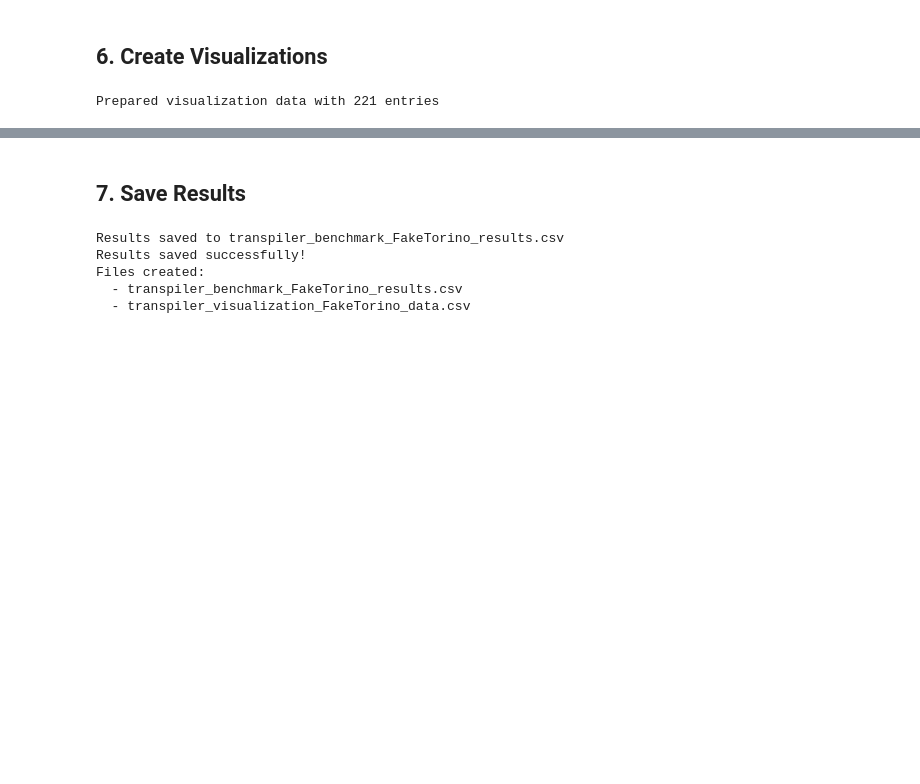
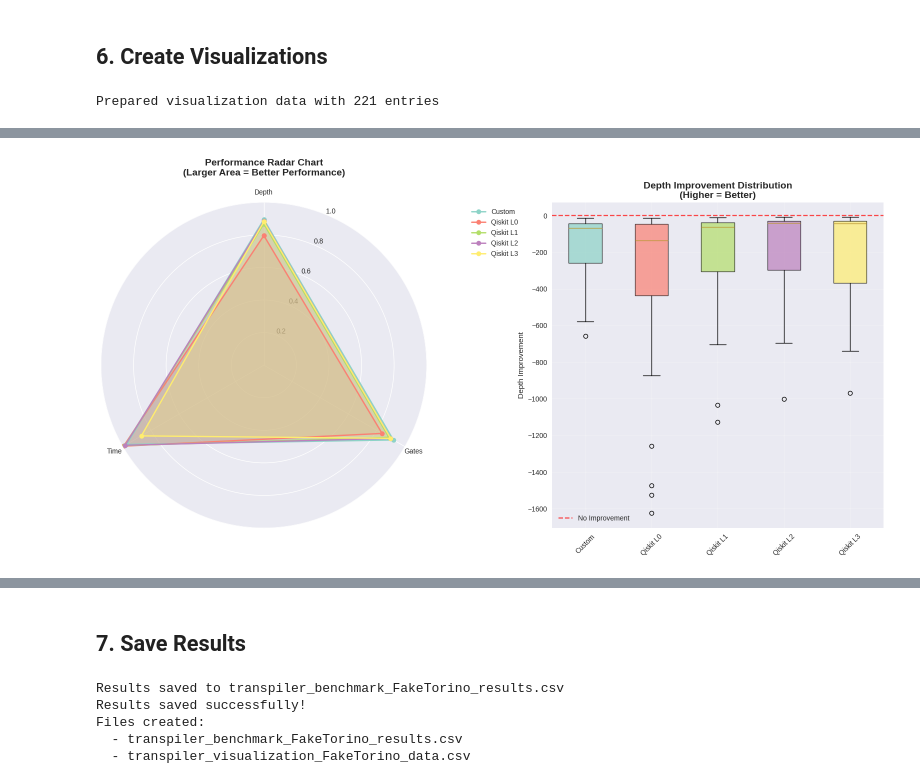
Before and after one commit to Abhi-Sutar/munichQiskitHackathon2025, a Jupyter notebook: transpiler_comparison_demo.ipynb, the cells around one changed output, grey strips where cells are left out. Cells and saved outputs as stored; diff of their text form; code cells hidden in the pictures; blank space fills up the shorter version.

```diff
--- a/transpiler_comparison_demo.ipynb
+++ b/transpiler_comparison_demo.ipynb
@@ -327,10 +332,12 @@ except ImportError:
 # %%
 # Performance Radar Chart and Statistical Analysis
-fig, axes = plt.subplots(1, 2, figsize=(16, 8))
-
-# Radar chart showing normalized performance across metrics
 from math import pi
 import numpy as np
+
+# Create figure with polar subplot for radar chart
+fig = plt.figure(figsize=(16, 8))
+ax_radar = fig.add_subplot(121, projection='polar')
+ax_stats = fig.add_subplot(122)
 
 # Calculate normalized scores for each method (lower is better for depth, gates, time)
 methods = viz_df['Method'].unique()
@@ -357,7 +364,7 @@ for method in methods:
 angles = [n / float(len(metrics)) * 2 * pi for n in range(len(metrics))]
 angles += angles[:1]  # Complete the circle
 
-ax_radar = axes[0]
+# Set up polar plot
 ax_radar.set_theta_offset(pi / 2)
 ax_radar.set_theta_direction(-1)
 ax_radar.set_thetagrids(np.degrees(angles[:-1]), metrics)
@@ -374,36 +381,37 @@ ax_radar.set_title('Performance Radar Chart\n(Larger Area = Better Performance)'
 ax_radar.legend(loc='upper right', bbox_to_anchor=(1.3, 1.0))
 
 # Statistical comparison
-ax_stats = axes[1]
 improvement_stats = []
 for method in methods:
     if method != 'Custom':  # Compare everything against original depth
         method_improvements = viz_df[viz_df['Method'] == method]['Depth_Improvement']
         improvement_stats.extend(method_improvements.tolist())
 
 # Box plot of improvements
 improvement_by_method = []
 method_labels = []
 for method in methods:
     method_improvements = viz_df[viz_df['Method'] == method]['Depth_Improvement']
     improvement_by_method.append(method_improvements.tolist())
     method_labels.append(method)
 
 bp = ax_stats.boxplot(improvement_by_method, labels=method_labels, patch_artist=True)
 for patch, color in zip(bp['boxes'], colors):
     patch.set_facecolor(color)
     patch.set_alpha(0.7)
 
 ax_stats.set_title('Depth Improvement Distribution\n(Higher = Better)',
                    fontsize=14, fontweight='bold')
 ax_stats.set_ylabel('Depth Improvement')
 ax_stats.tick_params(axis='x', rotation=45)
 ax_stats.grid(True, alpha=0.3)
 ax_stats.axhline(y=0, color='red', linestyle='--', alpha=0.7, label='No Improvement')
 ax_stats.legend()
 
 plt.tight_layout()
 plt.show()
+# %% [output]
+[figure, added]
 # %%
 # Performance Summary Dashboard
 def create_performance_dashboard(viz_df):
```
Also changed, not shown: parts of 9 cells of this notebook, 5 other files.
